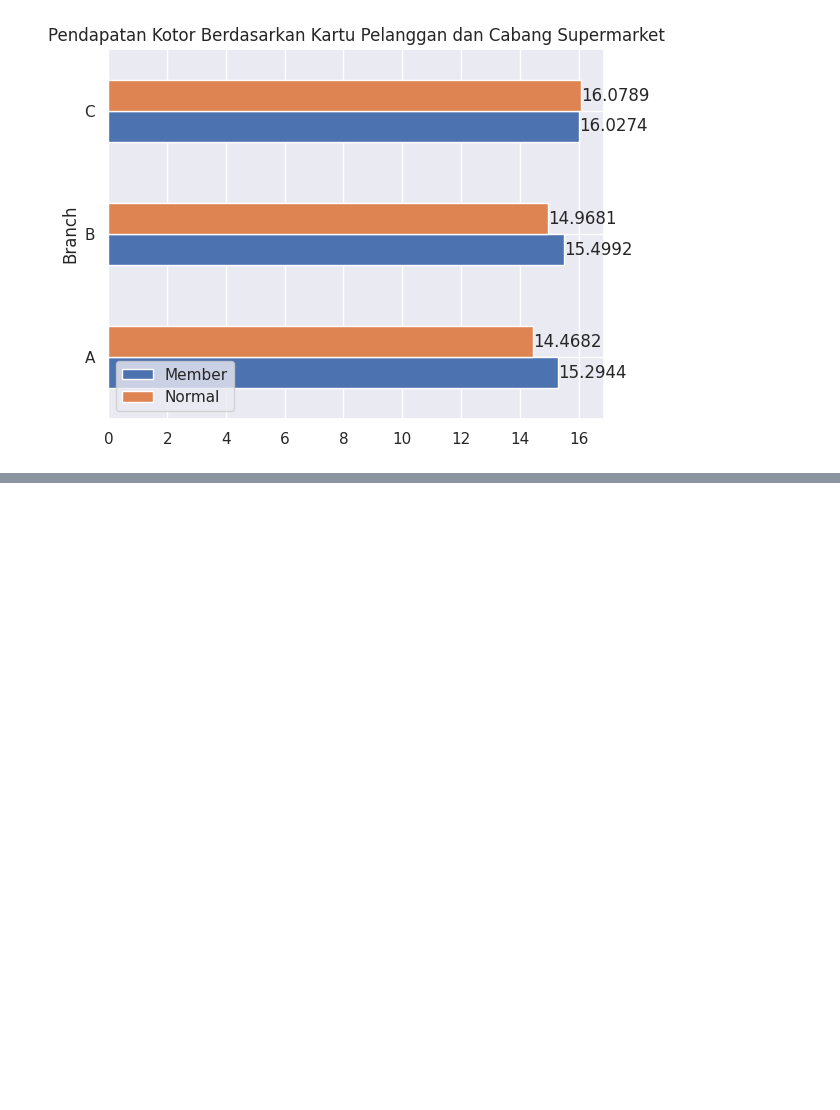
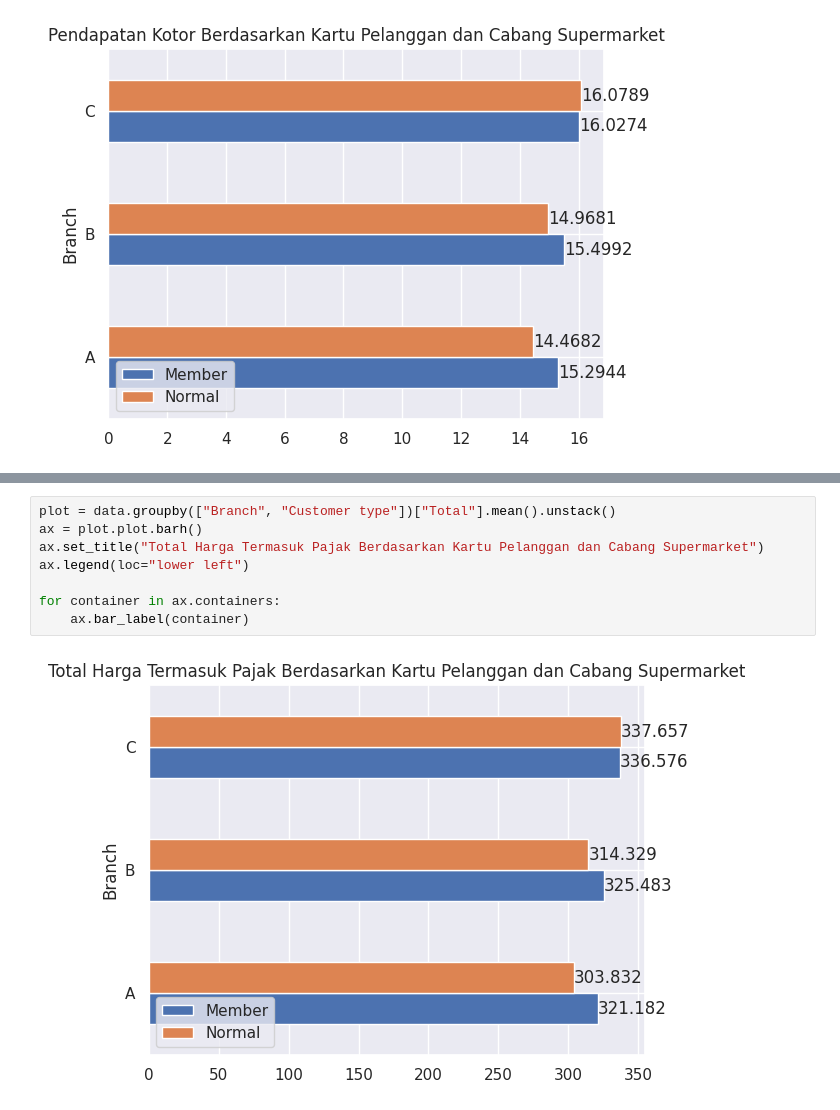
Before and after one commit to hendrimardani/data_science_supermarket_sales, a Jupyter notebook: supermarket_sales.ipynb, the cells around one changed output, grey strips where cells are left out. Cells and saved outputs as stored; diff of their text form; blank space fills up the shorter version.

```diff
--- a/supermarket_sales.ipynb
+++ b/supermarket_sales.ipynb
@@ -219,0 +224,10 @@ data
+# %%
+plot = data.groupby(["Branch", "Customer type"])["Total"].mean().unstack()
+ax = plot.plot.barh()
+ax.set_title("Total Harga Termasuk Pajak Berdasarkan Kartu Pelanggan dan Cabang Supermarket")
+ax.legend(loc="lower left")
+
+for container in ax.containers:
+    ax.bar_label(container)
+# %% [output]
+[figure, added]
```
Also changed, not shown: parts of 14 cells of this notebook.
